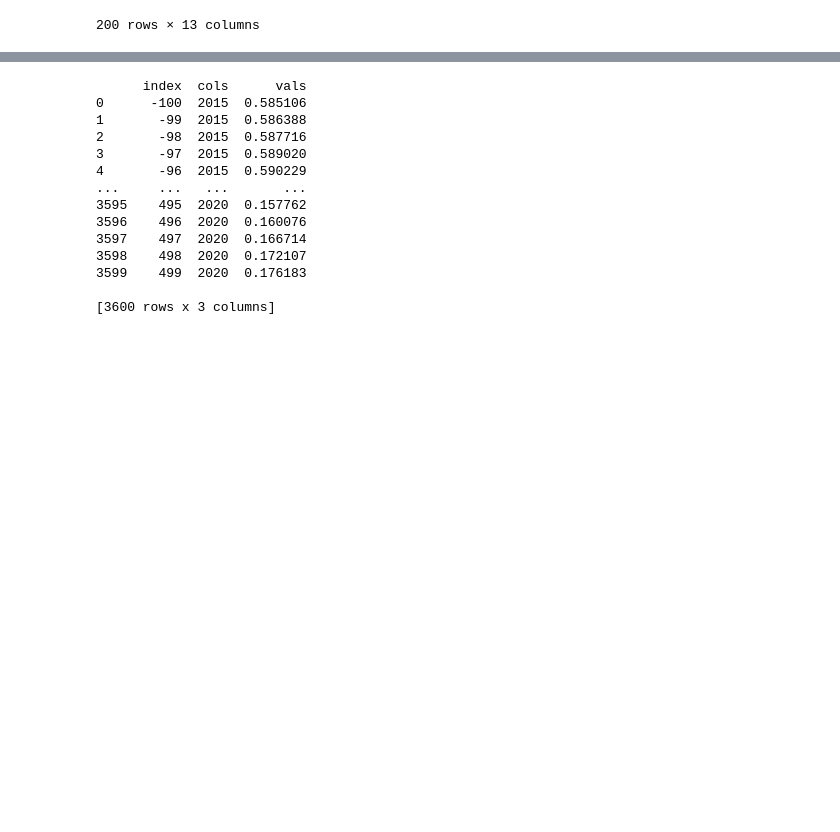
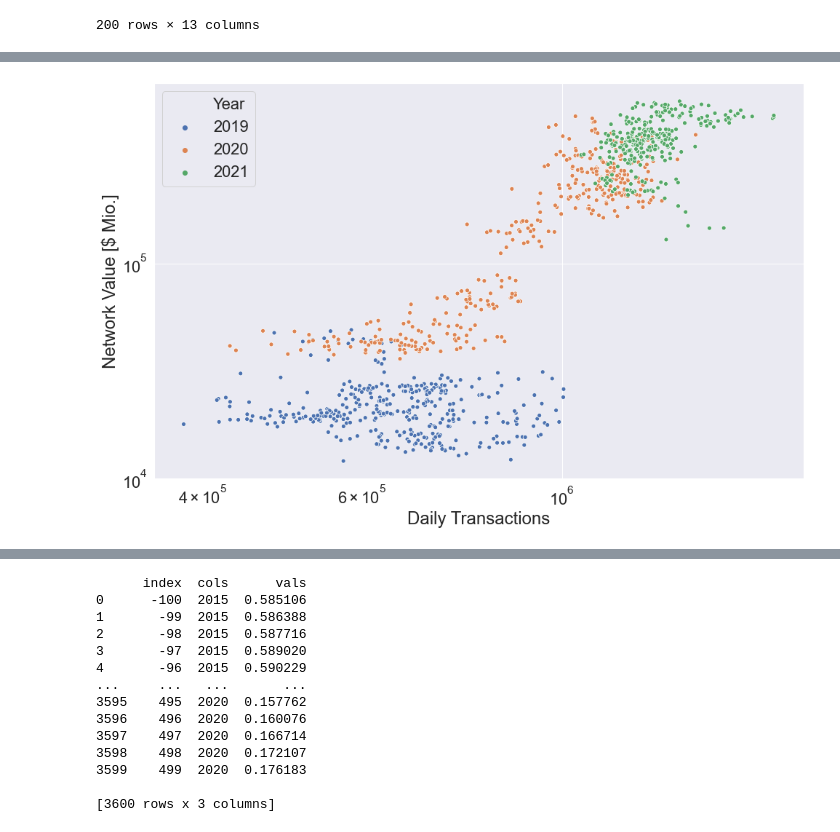
Before and after one commit to Plyeronn/DataScience, a Jupyter notebook: exploration.ipynb, the cells around one changed output, grey strips where cells are left out. Cells and saved outputs as stored; diff of their text form; code cells hidden in the pictures; blank space fills up the shorter version.

```diff
--- a/exploration.ipynb
+++ b/exploration.ipynb
@@ -290,3 +303,38 @@ for metric in metrics:
+# %%
+
+
+import math
+# metrics = ["Unique Address Total Count", "DailyTx", "Average Txn Fee (USD)", 'NetHash', "newAddressCount"]
+metrics = ["DailyTx"]
+target = frame.copy()
+target["Year"] = target["Date(UTC)"].dt.year
+target = target[target["Year"] > 2018]
+
+for metric in metrics:
+    fig, ax = plt.subplots(figsize=(16,10))
+    ax.set(yscale="log", xscale="log")
+    p = sns.scatterplot(data = shift_((target),'MarketCap', 228), x = metric, y = "MarketCap", hue="Year", palette="deep")
+    # plot = sns.lineplot(data = frame[150:],ax=ax, x = "Date(UTC)", y = metric)
+    plmetr = metric
+    if (metric == "Unique Address Total Count"):
+        plmetr = "Daily Unique Addresses"
+    if (metric == "NetHash"):
+        plmetr = "Energy [GH/s]"
+    if (metric == "DailyTx"):
+        plmetr = "Daily Transactions"
+    plot.set(xlabel=plmetr, ylabel= "Network Value [$ Mio.]", title=plmetr + ' vs Metwork Value (log scale)' )
+    p.set_ylabel("Network Value [$ Mio.]")
+    p.set_xlabel(plmetr)
+
+    # max = math.ceil(math.log10(frame[metric].max()))
+    # # print(max, frame[metric].min())
+    # min = math.ceil(math.log10(frame[metric].min()+0.001))
+    # for i in range(min, max):
+    #     plot.axhline(10**i, color="black", linestyle="--",)
+    name = 'finals/' + '>2018_shifted_MarketCap_vs_' + str(metric)+'_log.png'
+    # fig.savefig(name, transparent = False)
+# %% [output]
+[figure, added]
 # %%
 ss = -50
 se = 400
```
Also changed, not shown: parts of 9 cells of this notebook, 9 other files.
